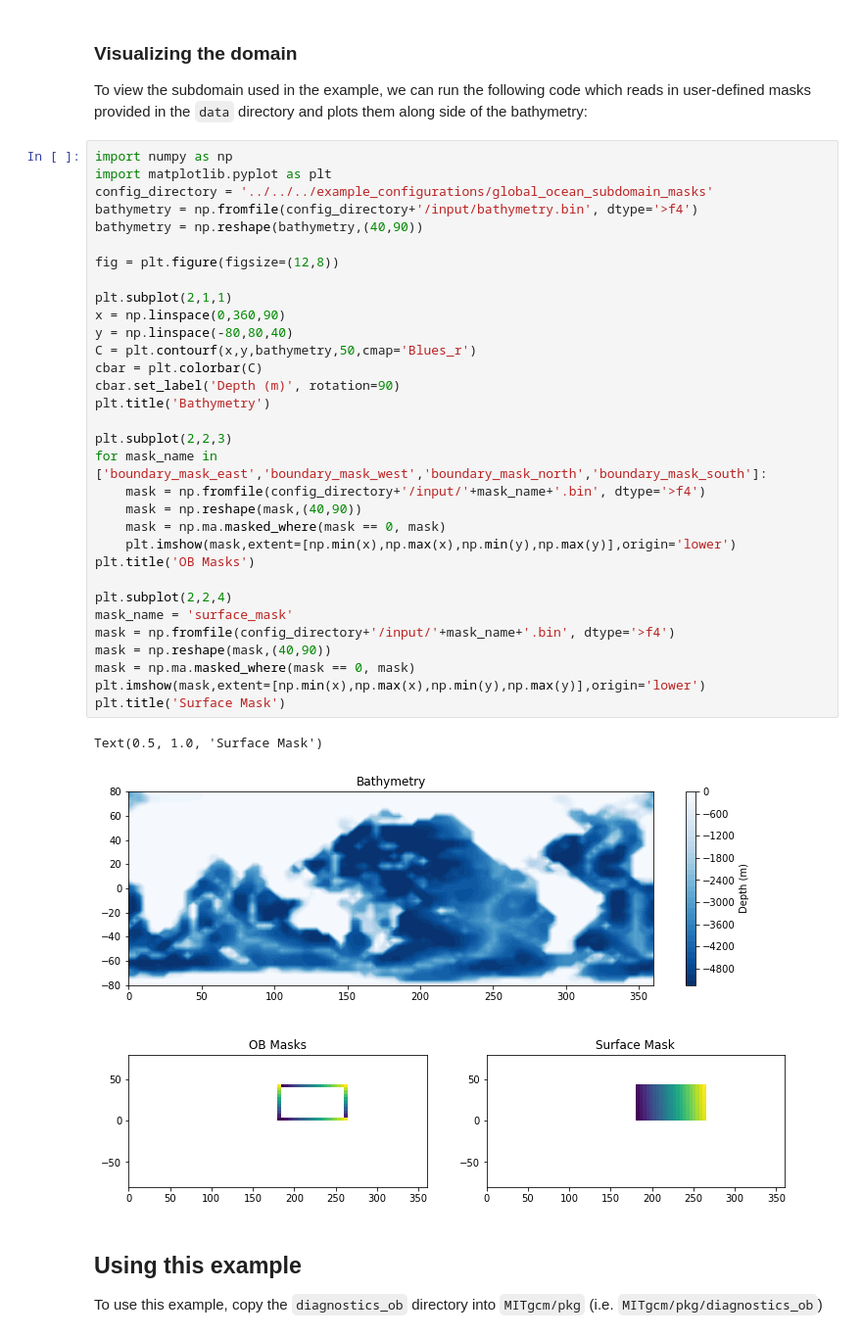
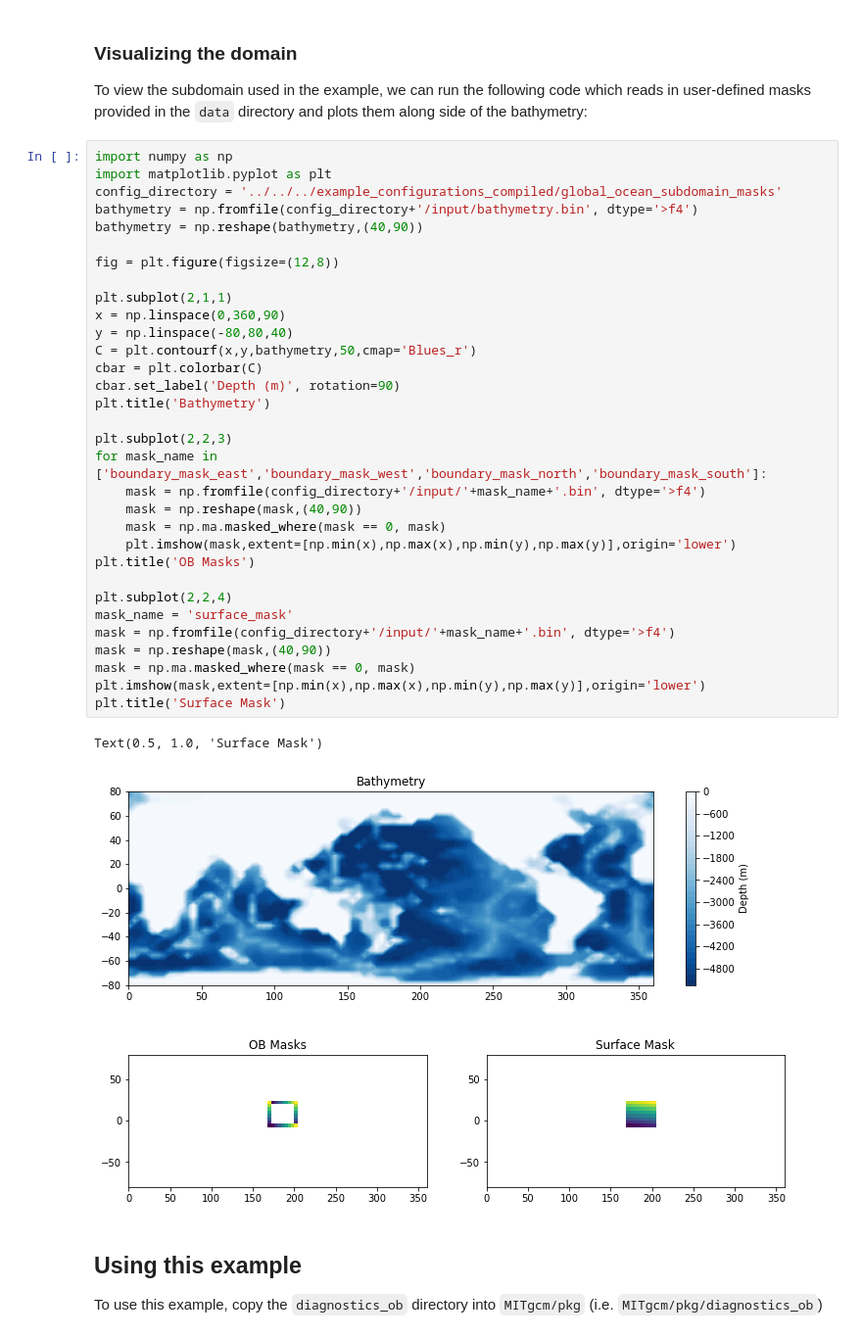
Before and after one commit to mhwood/diagnostics_vec, a Jupyter notebook: notebooks/global_ocean_subdomain_masks.ipynb, the cells around one changed output. Shown at 98% size. Saved outputs shown, nothing was run; the diff lists cells and outputs as text.

```diff
--- a/notebooks/global_ocean_subdomain_masks.ipynb
+++ b/notebooks/global_ocean_subdomain_masks.ipynb
@@ -10,38 +10,38 @@ To view the subdomain used in the example, we can run the following code which r
 # %%
 import numpy as np
 import matplotlib.pyplot as plt
-config_directory = '../../../example_configurations/global_ocean_subdomain_masks'
+config_directory = '../../../example_configurations_compiled/global_ocean_subdomain_masks'
 bathymetry = np.fromfile(config_directory+'/input/bathymetry.bin', dtype='>f4')
 bathymetry = np.reshape(bathymetry,(40,90))
 
 fig = plt.figure(figsize=(12,8))
 
 plt.subplot(2,1,1)
 x = np.linspace(0,360,90)
 y = np.linspace(-80,80,40)
 C = plt.contourf(x,y,bathymetry,50,cmap='Blues_r')
 cbar = plt.colorbar(C)
 cbar.set_label('Depth (m)', rotation=90)
 plt.title('Bathymetry')
 
 plt.subplot(2,2,3)
 for mask_name in ['boundary_mask_east','boundary_mask_west','boundary_mask_north','boundary_mask_south']:
     mask = np.fromfile(config_directory+'/input/'+mask_name+'.bin', dtype='>f4')
     mask = np.reshape(mask,(40,90))
     mask = np.ma.masked_where(mask == 0, mask)
     plt.imshow(mask,extent=[np.min(x),np.max(x),np.min(y),np.max(y)],origin='lower')
 plt.title('OB Masks')
 
 plt.subplot(2,2,4)
 mask_name = 'surface_mask'
 mask = np.fromfile(config_directory+'/input/'+mask_name+'.bin', dtype='>f4')
 mask = np.reshape(mask,(40,90))
 mask = np.ma.masked_where(mask == 0, mask)
 plt.imshow(mask,extent=[np.min(x),np.max(x),np.min(y),np.max(y)],origin='lower')
 plt.title('Surface Mask')
 # %% [output]
 Text(0.5, 1.0, 'Surface Mask')
-[figure, old version]
+[figure, new version]
 # %% [markdown]
 ## Using this example
 To use this example, copy the `diagnostics_ob` directory into `MITgcm/pkg` (i.e. `MITgcm/pkg/diagnostics_ob`)
```
Also changed, not shown: parts of 12 cells of this notebook, 10 other files.
